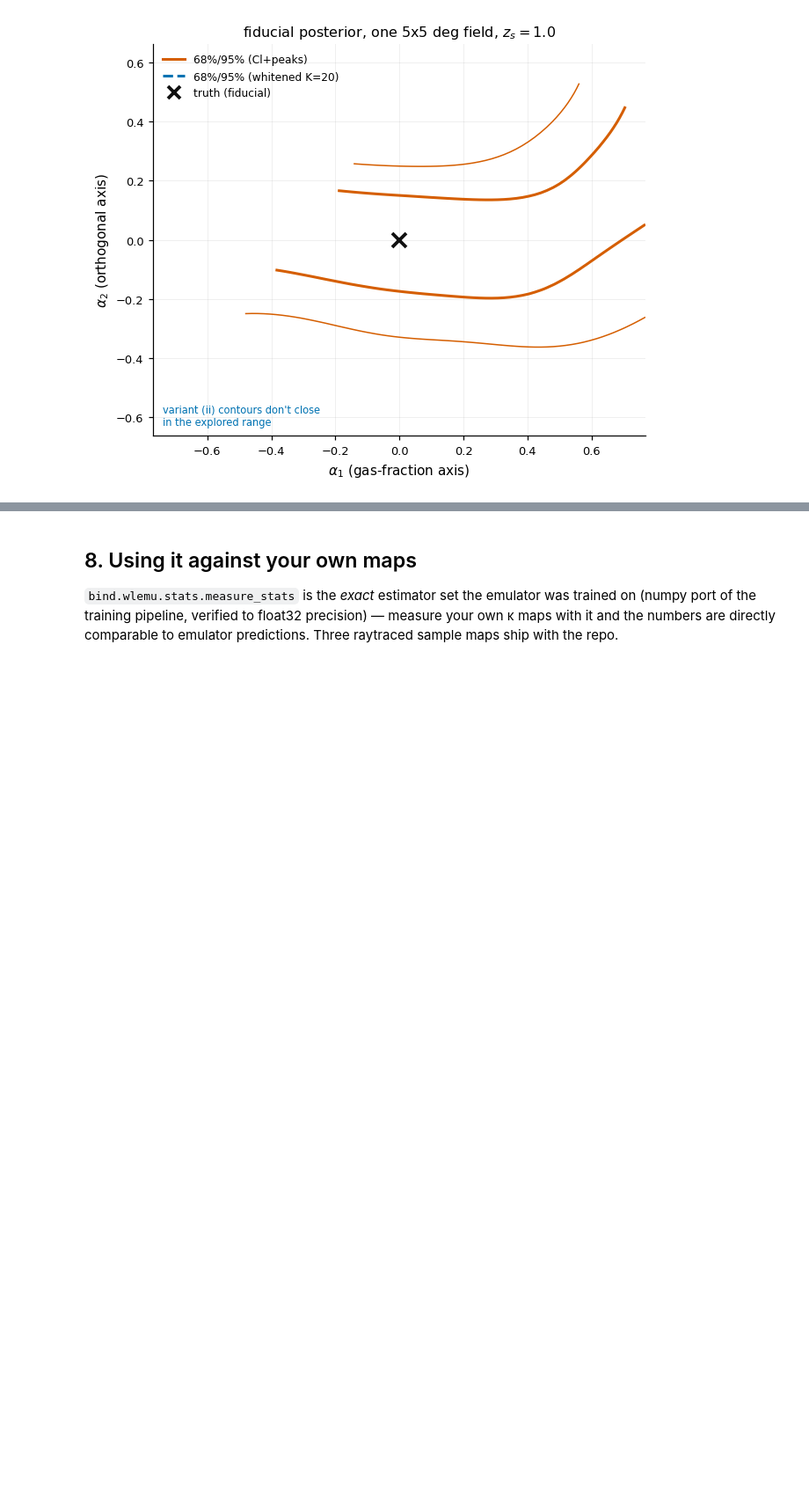
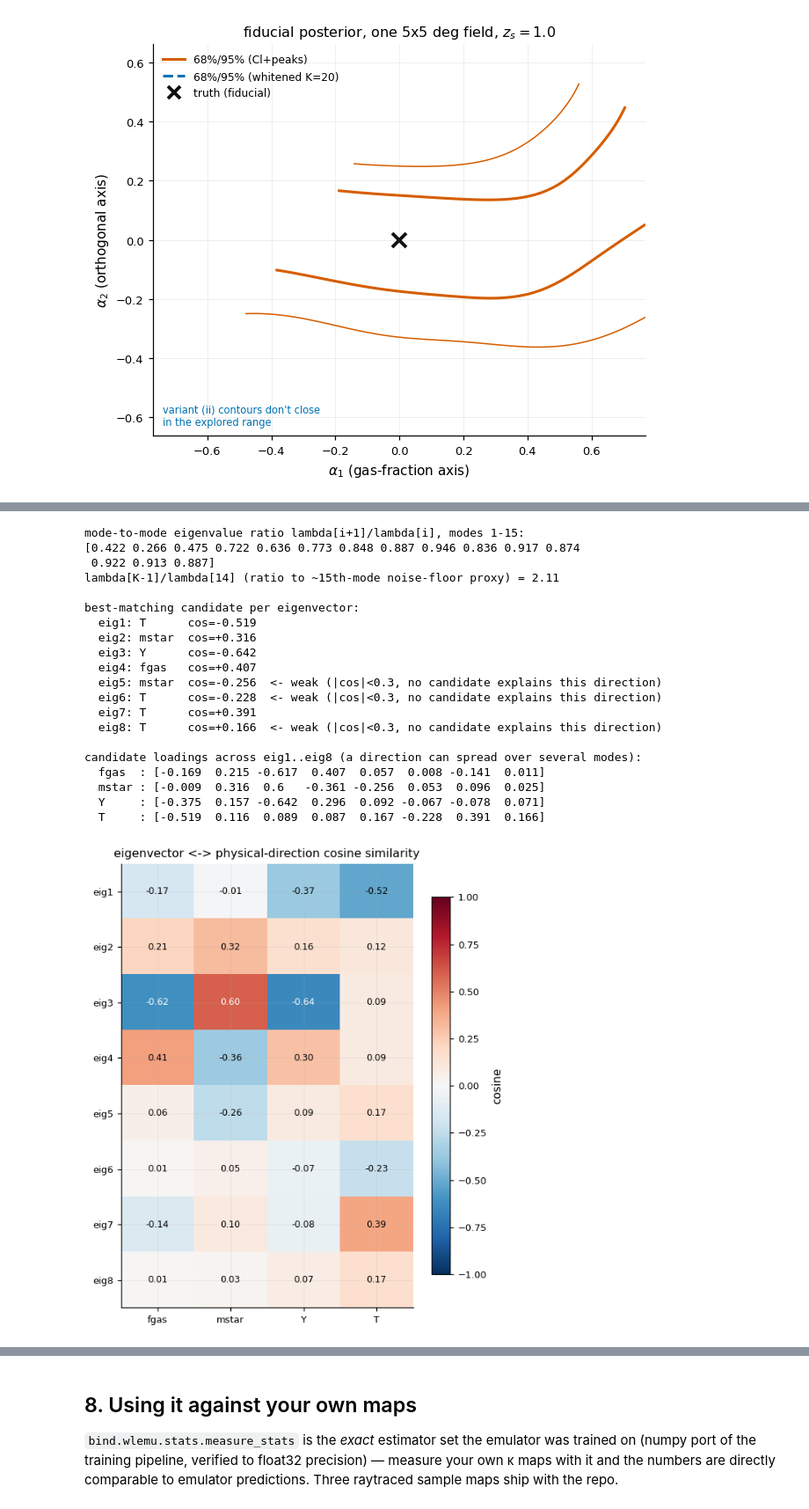
Before and after one commit to Maxelee/BIND, a Jupyter notebook: examples/wlemu_tutorial.ipynb, the cells around one changed output, grey strips where cells are left out. Shown at 88% size. Cells and saved outputs as stored; diff of their text form; code cells hidden in the pictures; blank space fills up the shorter version.

Commit message:
wlemu: rebuild tutorial notebook with axis-matching + corner-plot cells
Executes cleanly end-to-end (torch3 kernel), no tracebacks.

```diff
--- a/examples/wlemu_tutorial.ipynb
+++ b/examples/wlemu_tutorial.ipynb
@@ -685,0 +703,55 @@ sigma(alpha1) [Cl+peaks] = 0.346 (unit-cube gas-fraction-axis units)
+# %%
+from bind.wlemu.analysis import identify_axes
+
+K = 8
+ratios = evals[1:16] / evals[:15]
+print("mode-to-mode eigenvalue ratio lambda[i+1]/lambda[i], modes 1-15:")
+print(np.round(ratios, 3))
+print(f"lambda[K-1]/lambda[14] (ratio to ~15th-mode noise-floor proxy) = {evals[K - 1] / evals[14]:.2f}")
+
+candidates = {"fgas": dirs["g_fgas"], "mstar": dirs["g_mstar"], "Y": dirs["g_Y"], "T": dirs["g_T"]}
+axid = identify_axes(evecs, candidates, k=K)
+
+print("\nbest-matching candidate per eigenvector:")
+for bm in axid["best_match"]:
+    flag = "  <- weak (|cos|<0.3, no candidate explains this direction)" if bm["weak"] else ""
+    print(f"  eig{bm['eigenvector'] + 1}: {bm['candidate']:6s} cos={bm['cosine']:+.3f}{flag}")
+
+print(f"\ncandidate loadings across eig1..eig{K} (a direction can spread over several modes):")
+for name, v in axid["candidate_loadings"].items():
+    print(f"  {name:6s}: {np.round(v, 3)}")
+
+fig, ax = plt.subplots(figsize=(5.4, 6.2))
+im = ax.imshow(axid["cosine_matrix"], cmap="RdBu_r", vmin=-1, vmax=1, aspect="auto")
+ax.set_xticks(range(len(axid["candidate_names"])), axid["candidate_names"])
+ax.set_yticks(range(K), [f"eig{i + 1}" for i in range(K)])
+for i in range(K):
+    for j in range(len(axid["candidate_names"])):
+        v = axid["cosine_matrix"][i, j]
+        ax.text(j, i, f"{v:.2f}", ha="center", va="center", fontsize=8,
+                color="w" if abs(v) > 0.55 else "k")
+ax.set_title("eigenvector <-> physical-direction cosine similarity")
+fig.colorbar(im, ax=ax, shrink=0.85, label="cosine")
+fig.tight_layout()
+# %% [output]
+mode-to-mode eigenvalue ratio lambda[i+1]/lambda[i], modes 1-15:
+[0.422 0.266 0.475 0.722 0.636 0.773 0.848 0.887 0.946 0.836 0.917 0.874
+ 0.922 0.913 0.887]
+lambda[K-1]/lambda[14] (ratio to ~15th-mode noise-floor proxy) = 2.11
+
+best-matching candidate per eigenvector:
+  eig1: T      cos=-0.519
+  eig2: mstar  cos=+0.316
+  eig3: Y      cos=-0.642
+  eig4: fgas   cos=+0.407
+  eig5: mstar  cos=-0.256  <- weak (|cos|<0.3, no candidate explains this direction)
+  eig6: T      cos=-0.228  <- weak (|cos|<0.3, no candidate explains this direction)
+  eig7: T      cos=+0.391
+  eig8: T      cos=+0.166  <- weak (|cos|<0.3, no candidate explains this direction)
+
+candidate loadings across eig1..eig8 (a direction can spread over several modes):
+  fgas  : [-0.169  0.215 -0.617  0.407  0.057  0.008 -0.141  0.011]
+  mstar : [-0.009  0.316  0.6   -0.361 -0.256  0.053  0.096  0.025]
+  Y     : [-0.375  0.157 -0.642  0.296  0.092 -0.067 -0.078  0.071]
+  T     : [-0.519  0.116  0.089  0.087  0.167 -0.228  0.391  0.166]
+[figure, added]
```
Also changed, not shown: parts of 9 cells of this notebook.
